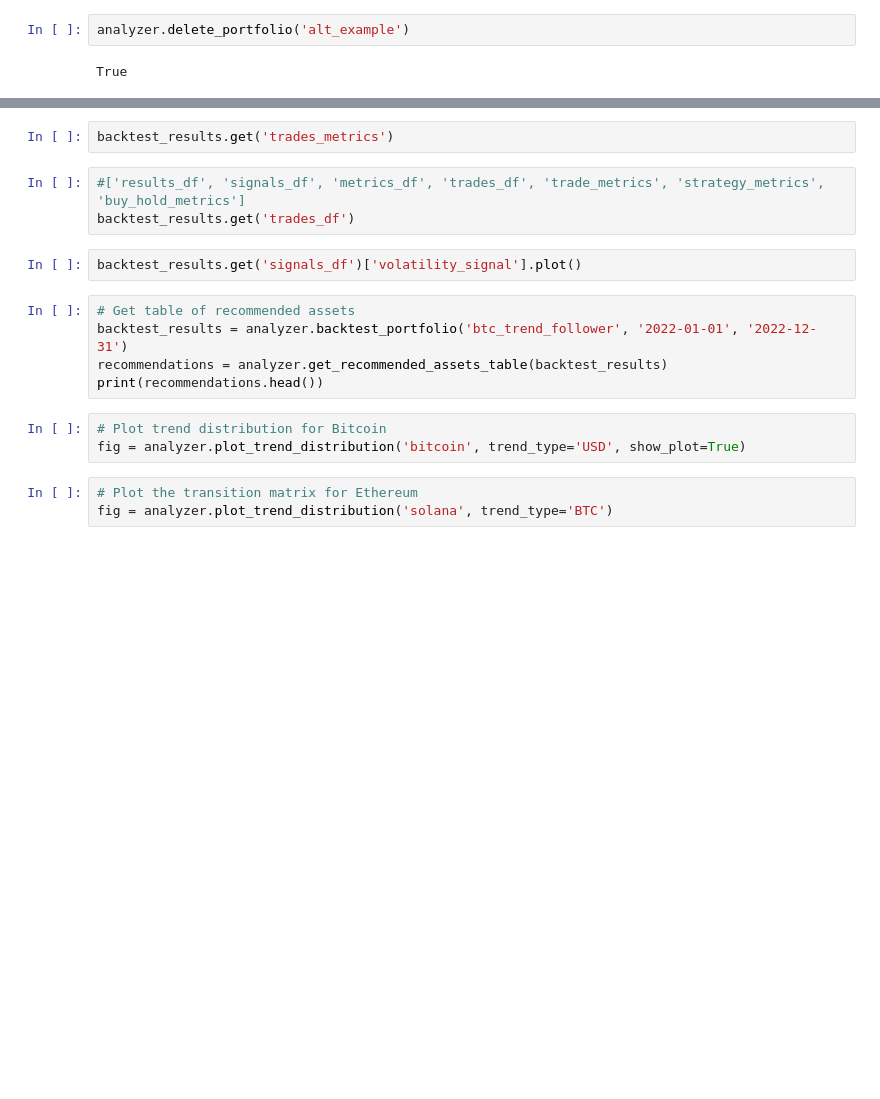
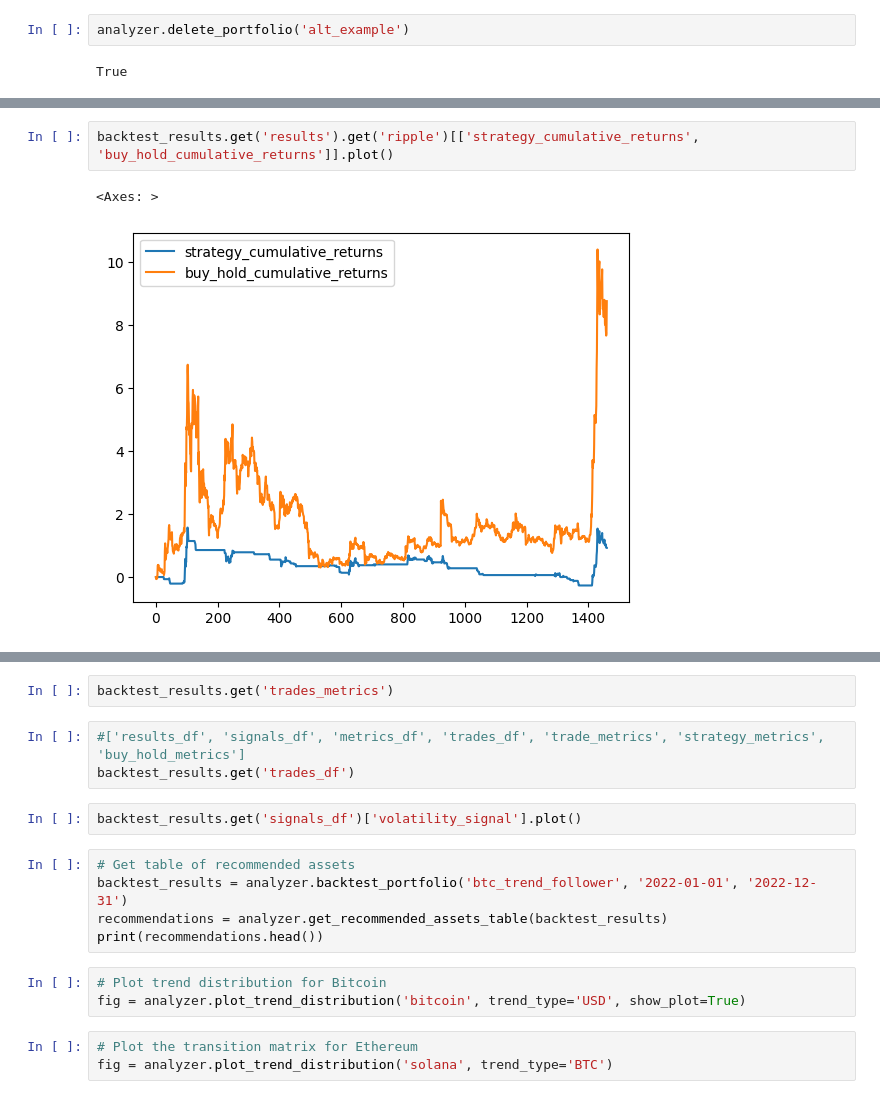
Before and after one commit to GabriellaAM/missioncontrolproject, a Jupyter notebook: soros_test_ii.ipynb, the cells around one changed output, grey strips where cells are left out. Drawn from its saved outputs; the diff is of its cells as text; blank space fills up the shorter version.

```diff
--- a/soros_test_ii.ipynb
+++ b/soros_test_ii.ipynb
@@ -237,0 +316,5 @@ AttributeError: 'list' object has no attribute 'get'
+# %%
+backtest_results.get('results').get('ripple')[['strategy_cumulative_returns', 'buy_hold_cumulative_returns']].plot()
+# %% [output]
+<Axes: >
+[figure, added]
```
Also changed, not shown: parts of 17 cells of this notebook, 19 other files.
